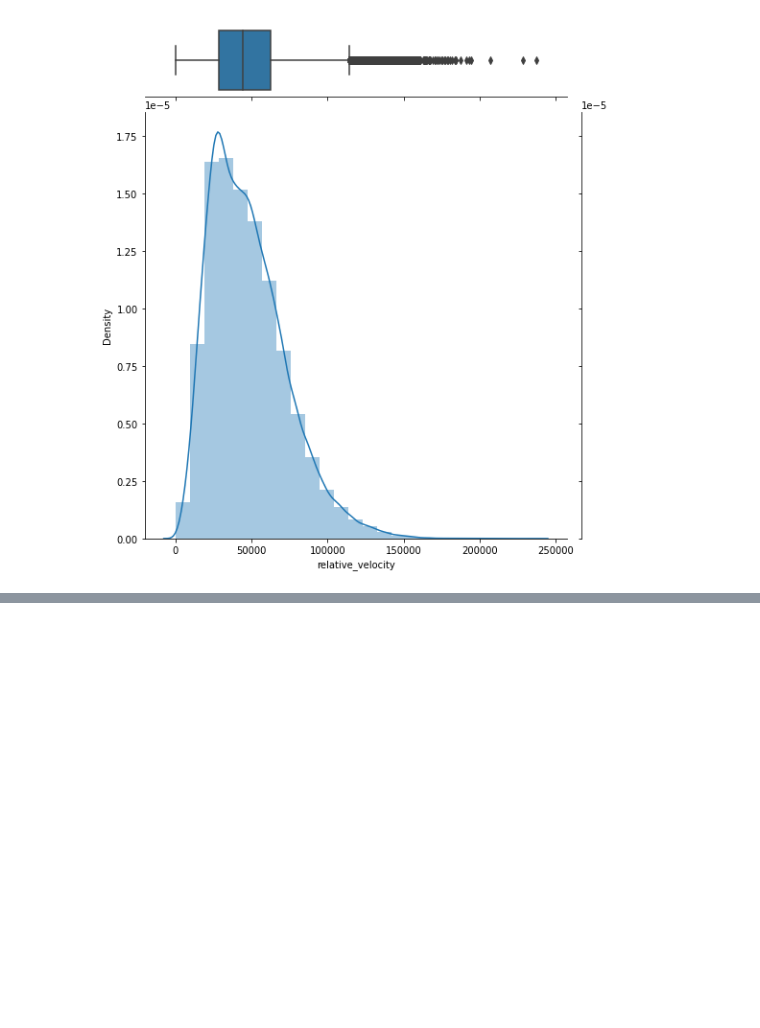
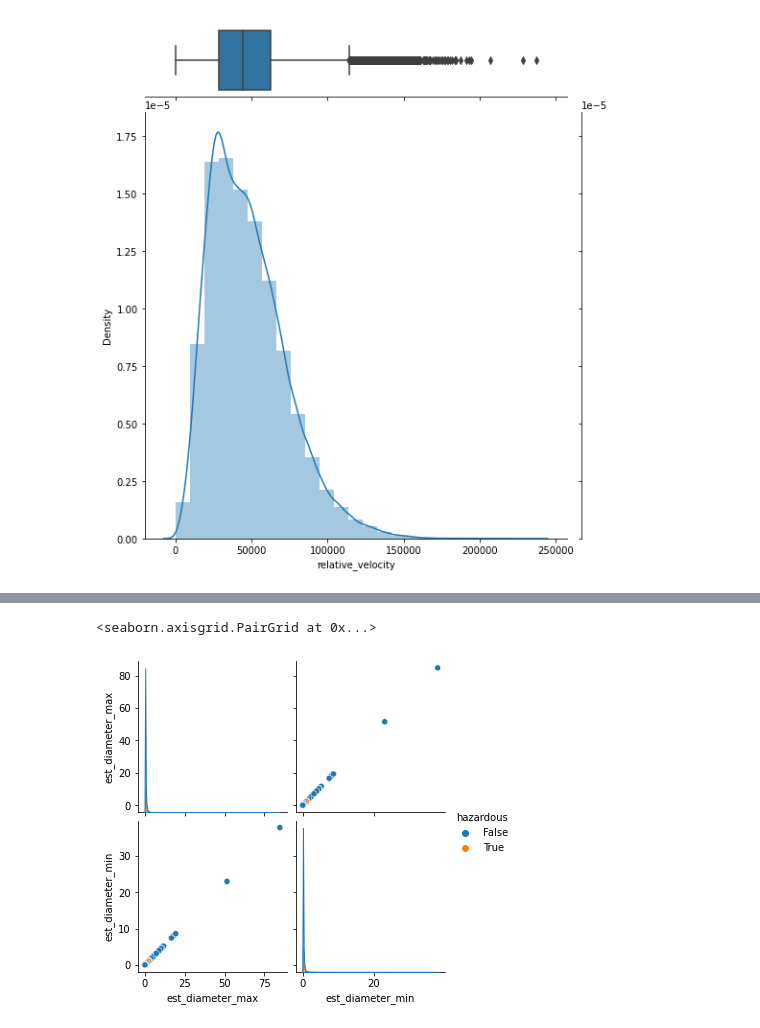
Before and after one commit to KirillErokhin/Kaggle_projects, a Jupyter notebook: NASA_dataset/NASA_EDA.ipynb, the cells around one changed output, grey strips where cells are left out. Drawn from its saved outputs; the diff is of its cells as text; code cells hidden in the pictures; blank space fills up the shorter version.

```diff
--- a/NASA_dataset/NASA_EDA.ipynb
+++ b/NASA_dataset/NASA_EDA.ipynb
@@ -99,0 +108,5 @@ plt.show()
+# %%
+sns.pairplot(data=df[['est_diameter_max', 'est_diameter_min', 'hazardous']], hue='hazardous')
+# %% [output]
+<seaborn.axisgrid.PairGrid at 0x...>
+[figure, added]
```
Also changed, not shown: parts of 2 cells of this notebook, 1 other file.
